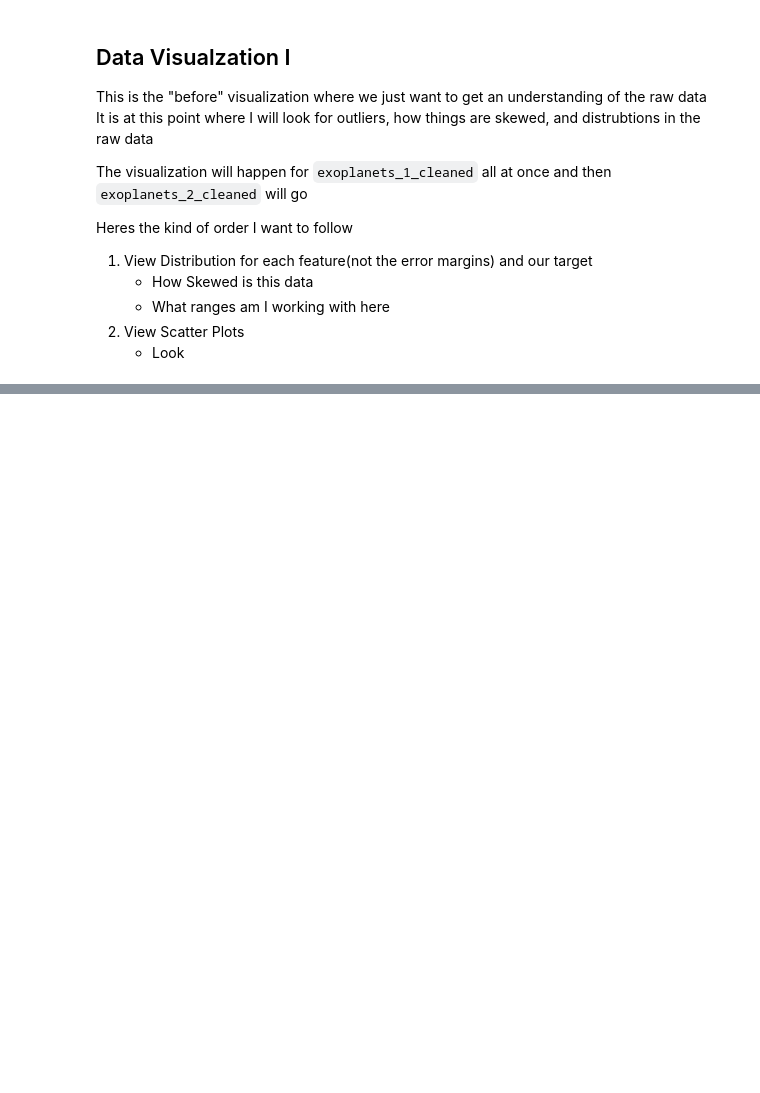
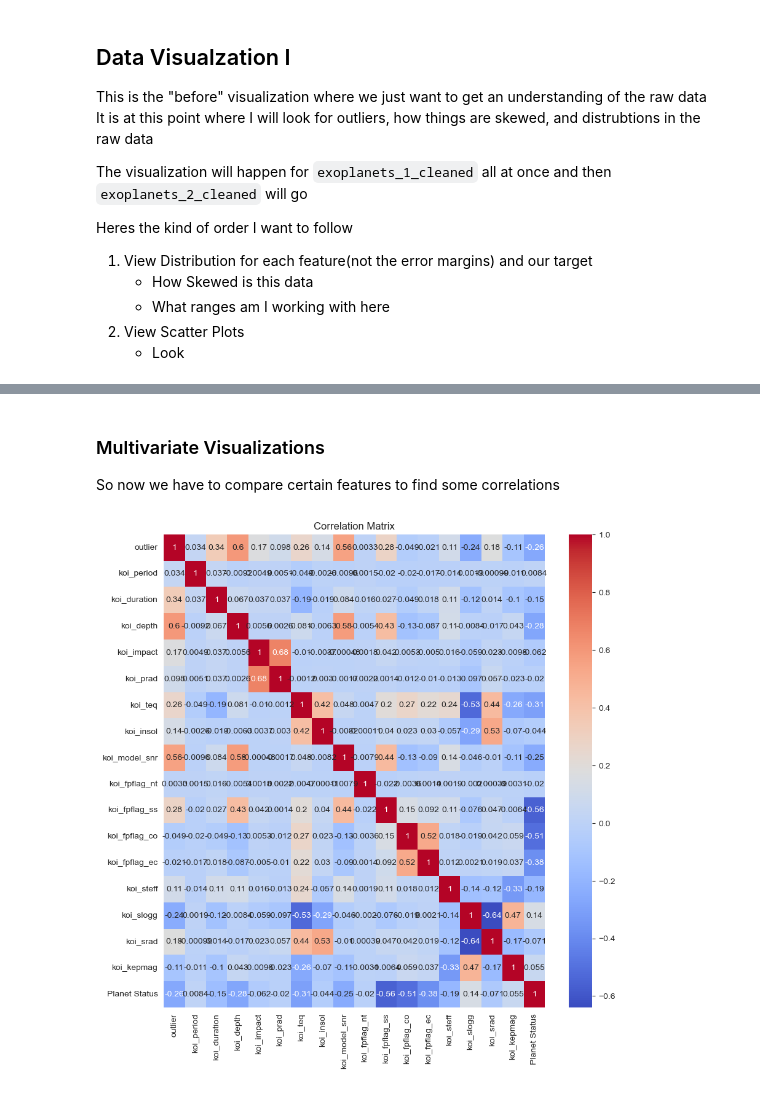
Before and after one commit to SomeRandomTV/2M2L, a Jupyter notebook: Projects/OrbitalFish/notebooks/exploration.ipynb, the cells around one changed output, grey strips where cells are left out. Saved outputs shown, nothing was run; the diff lists cells and outputs as text; code cells hidden in the pictures; blank space fills up the shorter version.

```diff
--- a/Projects/OrbitalFish/notebooks/exploration.ipynb
+++ b/Projects/OrbitalFish/notebooks/exploration.ipynb
@@ -693,0 +751,19 @@ plt.show()
+# %%
+# computing zscore
+# save a copy
+df = exoplanets_1_clean.copy()
+
+# check outliers for these columns
+numeric_features = [
+    'koi_period', 'koi_depth', 'koi_duration', 'koi_prad',
+    'koi_teq', 'koi_insol', 'koi_model_snr', 'koi_impact'
+]
+
+# compute z-scores for each feature
+z_scores = df[numeric_features].apply(zscore)
+
+# flag any row as an “outlier” if any |z| > 3
+exoplanets_1_clean['outlier'] = (z_scores.abs() > 3).any(axis=1)
+exoplanets_1_clean["outlier"] = exoplanets_1_clean["outlier"].astype(int)
+
+exoplanets_1_clean.head()
@@ -693,0 +777,15 @@ plt.show()
+# %%
+# arrange the columns
+col = exoplanets_1_clean.pop("outlier")
+exoplanets_1_clean.insert(0, "outlier", col)
+# %% [markdown]
+### Multivariate Visualizations
+
+So now we have to compare certain features to find some correlations
+# %%
+plt.figure(figsize=(10, 10))
+sns.heatmap(exoplanets_1_clean.corr(), annot=True, cmap="coolwarm")
+plt.title("Correlation Matrix")
+plt.show()
+# %% [output]
+[figure, added]
```
Also changed, not shown: parts of 16 cells of this notebook.
